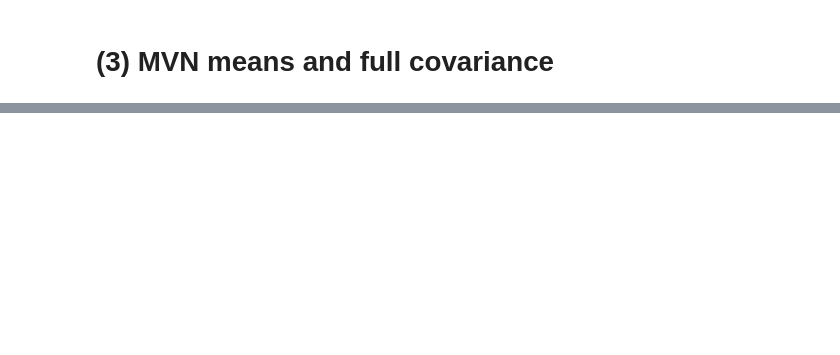
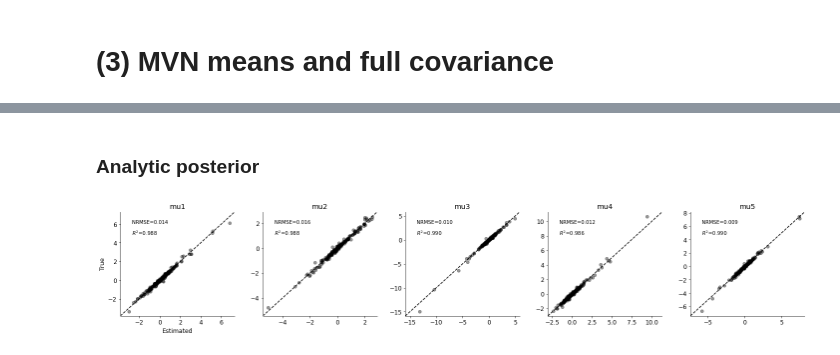
Before and after one commit to marvinschmitt/AdversarialBF, a Jupyter notebook: adversarial_bayesflow.ipynb, the cells around one changed output, grey strips where cells are left out. Saved outputs shown, nothing was run; the diff lists cells and outputs as text; code cells hidden in the pictures; blank space fills up the shorter version.

Commit message:
add analytic posterior analysis for NIW (TODO: marginal covariance)

```diff
--- a/adversarial_bayesflow.ipynb
+++ b/adversarial_bayesflow.ipynb
@@ -432,6 +539,28 @@ true_vs_estimated(theta, param_means,
 D = 5
 
 #########
+
+class NormalInverseWishartPrior:
+    def __init__(self, D, mu_0=0.0, lamda_0=1.0, Psi_0=None, nu_0=None):
+        if Psi_0 is None:
+            Psi_0 = np.eye(D)
+        if nu_0 is None:
+            nu_0 = D+1
+        self.D = D,
+        self.mu_0 = mu_0
+        self.lamda_0 = lamda_0
+        self.Psi_0 = Psi_0
+        self.nu_0 = nu_0
+
+        self.cov_prior = stats.invwishart(self.nu_0, self.Psi_0)
+
+    def __call__(self, n_sim):
+        cov = self.cov_prior.rvs(n_sim)
+        tril_cov = tf.linalg.cholesky(cov)
+        means = tfp.distributions.MultivariateNormalTriL(self.mu_0, tril_cov).sample()
+
+        return np.array(means, dtype=np.float32), np.array(cov, dtype=np.float32)
+
 
 def param_transform_full_cov(theta):
     means, cov = theta
@@ -441,7 +570,12 @@ def param_transform_full_cov(theta):
     cov = cov[np.tril(cov).nonzero()].reshape(n_sim, -1)
     return np.concatenate([means, cov], axis=1)
 
-prior = GaussianMeanCovPrior(D=D, a0=D+1, b0=1, m0=0, beta0=1)
+
+mu_0 = 0.0
+lamda_0 = 1.0
+Psi_0 = np.eye(D)
+nu_0 = D+1
+prior = NormalInverseWishartPrior(D=D, mu_0=mu_0, lamda_0=lamda_0, Psi_0=Psi_0, nu_0=nu_0)
 simulator = GaussianMeanCovSimulator()
 generative_model = GenerativeModel(prior, simulator, param_transform=param_transform_full_cov)
 
@@ -471,7 +605,7 @@ class BottleneckSummaryNet(tf.keras.Model):
 
 
 summary_net = BottleneckSummaryNet(inv_meta=summary_meta,
-                                   n_out=(sum(range(1, D+1)) + D) * 2,   # twice the required
+                                   n_out=(sum(range(1, D+1)) + D), #* 2,   # twice the required
                                    activation_out=None  # linear
 )
 
@@ -500,6 +634,7 @@ amortizer = SingleModelAmortizer(inference_net, summary_net)
 trainer = ParameterEstimationTrainer(amortizer,
                       generative_model,
                       learning_rate=0.0001,
+                      loss=mmd_kl_loss,
                       checkpoint_path='export_ckpt/stefan/full_cov_5D',
                       max_to_keep = 2
                      )
@@ -525,6 +668,7 @@ def param_list_to_mean_cov(theta, D):
 
 def cov_to_corr(cov, std_devs_on_diagonal=True, epsilon=1e-6):
     corr = np.zeros_like(cov)
+    n_sim = cov.shape[0]
 
     for i in range(n_sim):
         # extract 2D matrix
@@ -662,0 +810,2 @@ true_vs_estimated_tril(theta, param_means, param_names, D, figsize=(20,20))
+# %% [markdown]
+### Analytic posterior
@@ -662,0 +852,10 @@ true_vs_estimated_tril(theta, param_means, param_names, D, figsize=(20,20))
+# %%
+mu_n, lamda_n, Psi_n, nu_n = analytic_joint_posterior_normal_inverse_wishart(x, mu_0, lamda_0, Psi_0, nu_0)
+
+marginal_mu_p, marginal_Sigma_p = marginal_posterior_normal_inverse_wishart(mu_n, lamda_n, Psi_n, nu_n)
+
+mu_p_means = np.array([dist.loc for dist in marginal_mu_p])
+mu_estimated = theta[:, :D]
+true_vs_estimated(mu_p_means, mu_estimated, ['mu{}'.format(i) for i in range(1, D+1)], figsize=(20,4))
+# %% [output]
+[figure, added]
```
Also changed, not shown: parts of 11 cells of this notebook, 15 other files.
